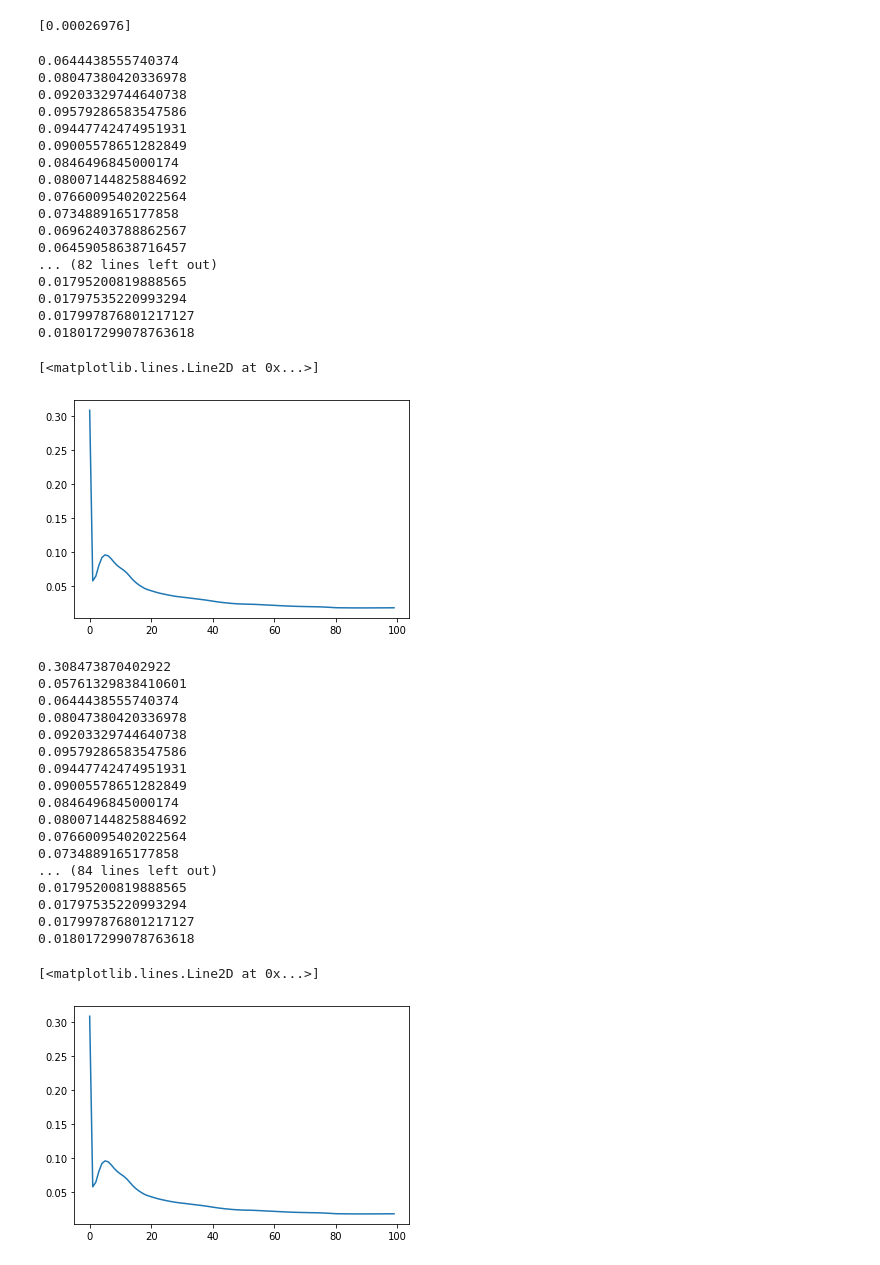
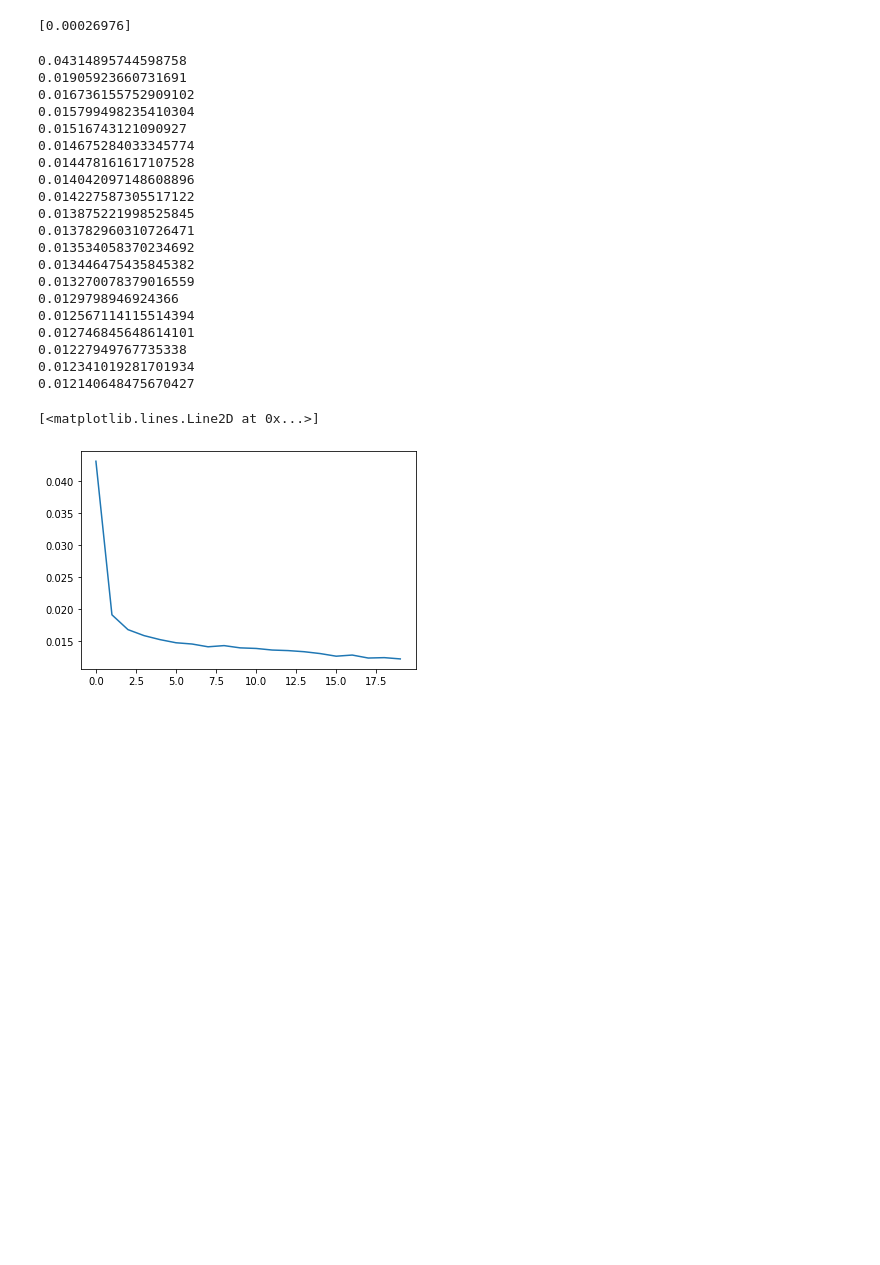
Before and after one commit to hoseinlook/Handwritten-Digit-Recognition-with-numpy, a Jupyter notebook: project_1.ipynb, the cells around one changed output. Cells and saved outputs as stored; diff of their text form; code cells hidden in the pictures; blank space fills up the shorter version.

```diff
--- a/project_1.ipynb
+++ b/project_1.ipynb
@@ -282,45 +282,29 @@ def model(input_data, batch, epoc, learning_rate):
         cost_list.append(avg_cost)
     return Wl1, Wl2, Wl3, B1, B2, B3, cost_list
 # %%
-Wl1, Wl2, Wl3, B1, B2, B3, cost_list = model(train_set[:1000], 10, 100, learning_rate=0.6)
+Wl1, Wl2, Wl3, B1, B2, B3, cost_list = model(train_set, 10, 20, learning_rate=0.6)
 cost_list = np.squeeze(cost_list)
 plt.plot(cost_list)
 # %% [output]
-0.0644438555740374
-0.08047380420336978
-0.09203329744640738
-0.09579286583547586
-0.09447742474951931
-0.09005578651282849
-0.0846496845000174
-0.08007144825884692
-0.07660095402022564
-0.0734889165177858
-0.06962403788862567
-0.06459058638716457
-... (82 lines left out)
-0.01795200819888565
-0.01797535220993294
-0.017997876801217127
-0.018017299078763618
+0.04314895744598758
+0.01905923660731691
+0.016736155752909102
+0.015799498235410304
+0.01516743121090927
+0.014675284033345774
+0.014478161617107528
+0.014042097148608896
+0.014227587305517122
+0.013875221998525845
+0.013782960310726471
+0.013534058370234692
+0.013446475435845382
+0.013270078379016559
+0.0129798946924366
+0.012567114115514394
+0.012746845648614101
+0.01227949767735338
+0.012341019281701934
+0.012140648475670427
 [<matplotlib.lines.Line2D at 0x...>]
-[figure, old version]
+[figure, new version]
-0.308473870402922
-0.05761329838410601
-0.0644438555740374
-0.08047380420336978
-0.09203329744640738
-0.09579286583547586
-0.09447742474951931
-0.09005578651282849
-0.0846496845000174
-0.08007144825884692
-0.07660095402022564
-0.0734889165177858
-... (84 lines left out)
-0.01795200819888565
-0.01797535220993294
-0.017997876801217127
-0.018017299078763618
-[<matplotlib.lines.Line2D at 0x...>]
-[figure, removed]
```
Also changed, not shown: parts of 8 cells of this notebook.
